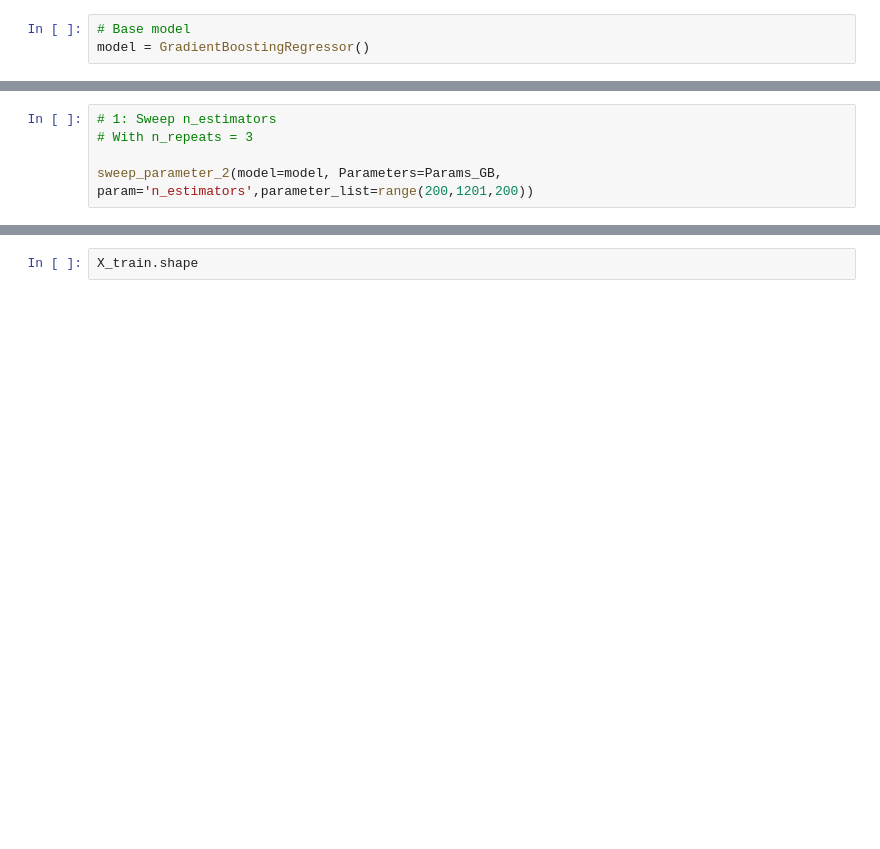
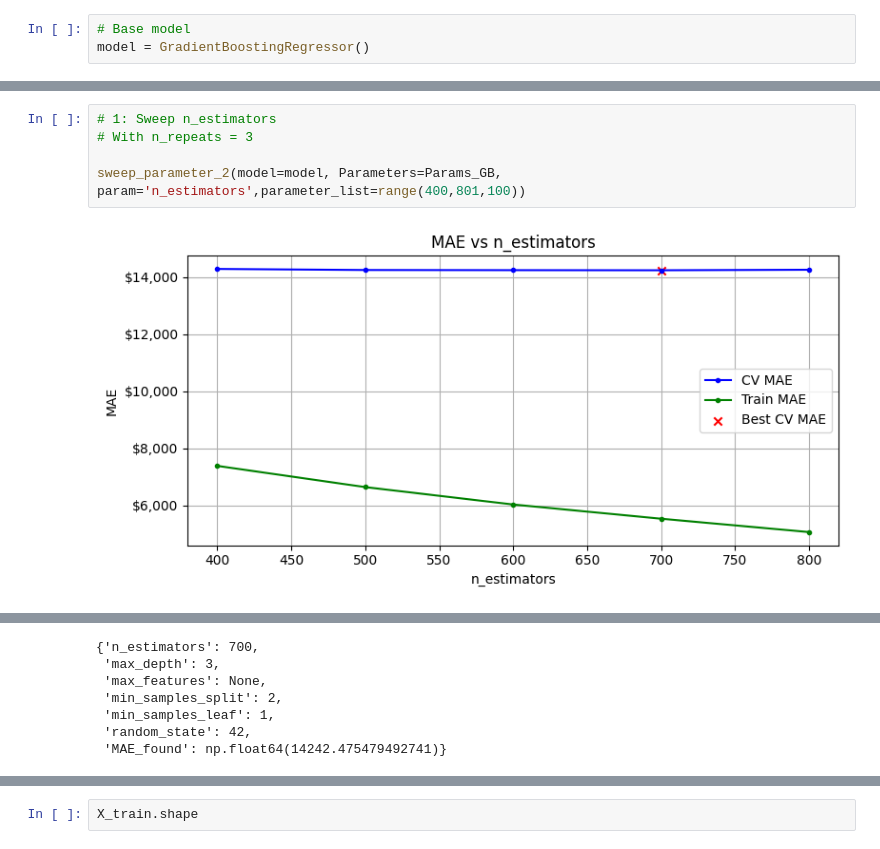
Before and after one commit to Haleymussary00/Module-3-Assignments, a Jupyter notebook: Homework_07.ipynb, the cells around one changed output, grey strips where cells are left out. Saved outputs shown, nothing was run; the diff lists cells and outputs as text; blank space fills up the shorter version.

```diff
--- a/Homework_07.ipynb
+++ b/Homework_07.ipynb
@@ -745,5 +755,7 @@ sweep_parameter_1(model=model, Parameters=Params_GB, param='n_estimators',parame
 # %%
 # 1: Sweep n_estimators
 # With n_repeats = 3
 
-sweep_parameter_2(model=model, Parameters=Params_GB, param='n_estimators',parameter_list=range(200,1201,200))
+sweep_parameter_2(model=model, Parameters=Params_GB, param='n_estimators',parameter_list=range(400,801,100))
+# %% [output]
+[figure, added]
@@ -750,3 +763,10 @@ sweep_parameter_2(model=model, Parameters=Params_GB, param='n_estimators',parame
+{'n_estimators': 700,
+ 'max_depth': 3,
+ 'max_features': None,
+ 'min_samples_split': 2,
+ 'min_samples_leaf': 1,
+ 'random_state': 42,
+ 'MAE_found': np.float64(14242.475479492741)}
 # %%
 # 1: Sweep n_estimators
 # With n_repeats = 5
```
Also changed, not shown: parts of 11 cells of this notebook.
